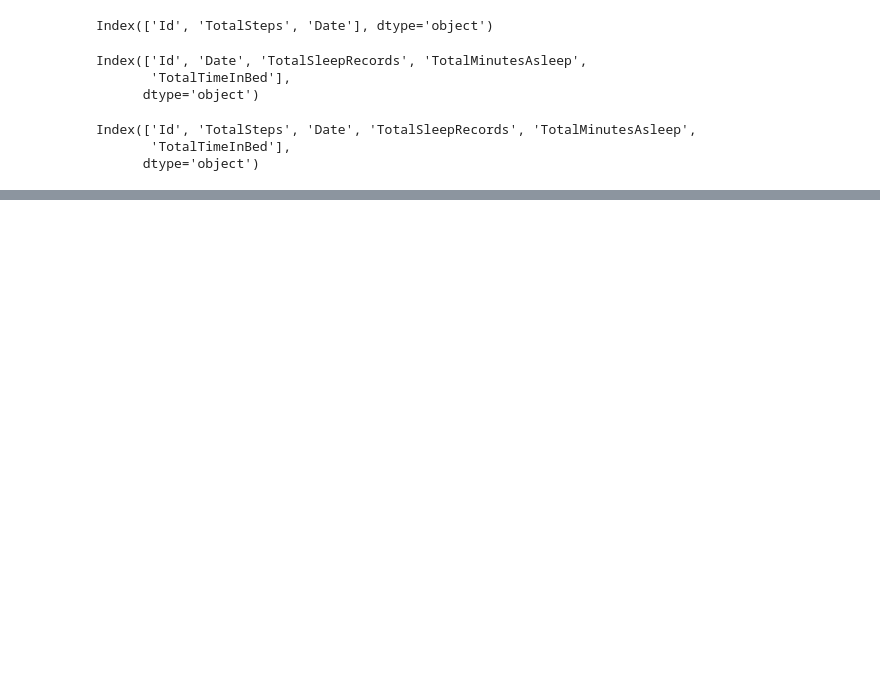
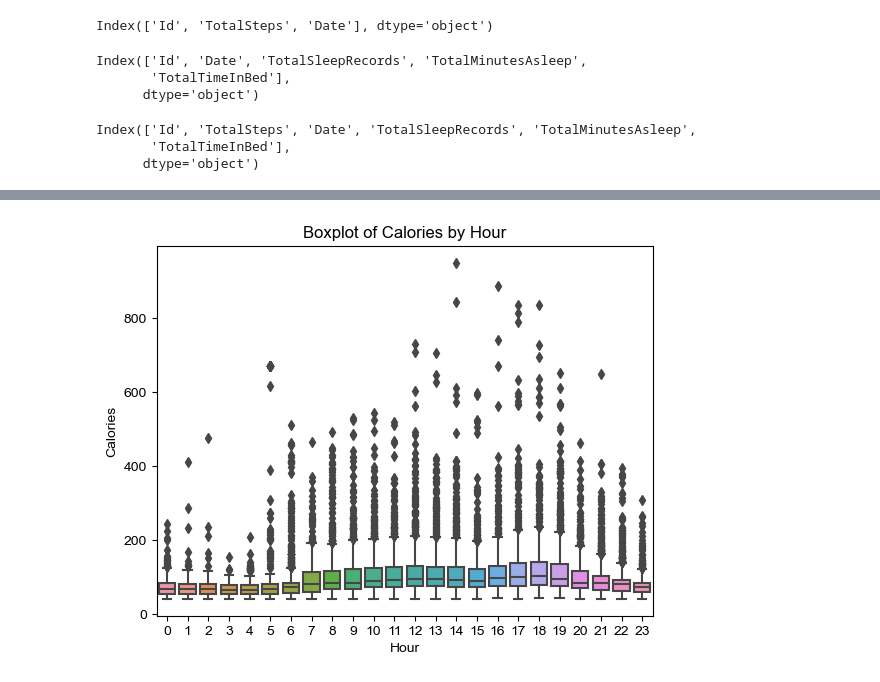
Before and after one commit to Floriuk/Project-1-Bellabeat, a Jupyter notebook: 08-05-23 Proyecto 1/Exploratory_Analysis_Bellabeat.ipynb, the cells around one changed output, grey strips where cells are left out. Cells and saved outputs as stored; diff of their text form; code cells hidden in the pictures; blank space fills up the shorter version.

```diff
--- a/08-05-23 Proyecto 1/Exploratory_Analysis_Bellabeat.ipynb
+++ b/08-05-23 Proyecto 1/Exploratory_Analysis_Bellabeat.ipynb
@@ -312,0 +437,2 @@ plt.show()
+# %%
+df_activity_time = pd.merge(df5,df6, on=(['Id','ActivityHour']), how = 'left')
@@ -312,0 +455,6 @@ plt.show()
+# %%
+# convert datetime column to datetime dtype
+df_activity_time['ActivityHour'] = pd.to_datetime(df_activity_time['ActivityHour'])
+
+# add new column with hour extracted from datetime column
+df_activity_time['Hour'] = df_activity_time['ActivityHour'].apply(lambda x: x.hour)
@@ -312,0 +498,10 @@ plt.show()
+# %%
+# create a box plot per hour using seaborn
+sns.boxplot(x='Hour', y='Calories', data=df_activity_time)
+sns.set_style("whitegrid")
+plt.xlabel('Hour')
+plt.ylabel('Calories')
+plt.title('Boxplot of Calories by Hour')
+plt.show()
+# %% [output]
+[figure, added]
```
Also changed, not shown: parts of 22 cells of this notebook.
